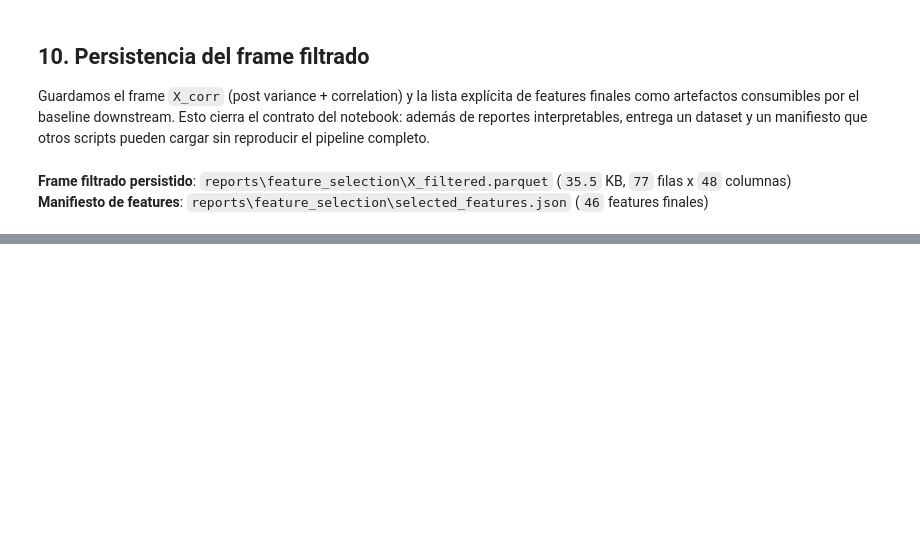
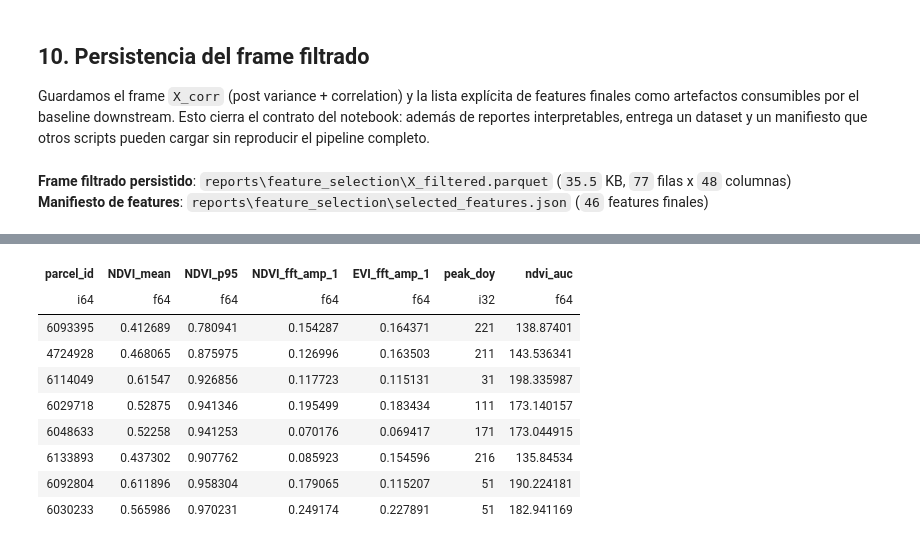
Before and after one commit to ArthurZizumbo/agrosat-copilot, a Jupyter notebook: notebooks/feature_engineering/03b_fe_spectral_temporal_pastis.ipynb, the cells around one changed output, grey strips where cells are left out. Cells and saved outputs as stored; diff of their text form; code cells hidden in the pictures; blank space fills up the shorter version.

Commit message:
feat: Adding breizhcrops

```diff
--- a/notebooks/feature_engineering/03b_fe_spectral_temporal_pastis.ipynb
+++ b/notebooks/feature_engineering/03b_fe_spectral_temporal_pastis.ipynb
@@ -1023,0 +1071,71 @@ display(Markdown(
+# %%
+def _bc_parcel_to_temporal_features(parcel_df: pl.DataFrame, pid: int, yr: int):
+    """Construye el DataArray (time, band) de indices y aplica el transformer.
+
+    Reutiliza compute_index (NDVI/NDWI/EVI) + extract_temporal_features, los
+    mismos usados en PASTIS-R, sin reimplementar logica de features.
+    """
+    import numpy as np
+    import xarray as xr
+
+    wide = (
+        parcel_df.sort('t')
+        .pivot(values='value', index=['t', 'doy'], on='band',
+                aggregate_function='first')
+        .drop_nulls()
+    )
+    if wide.height < 4:
+        return None
+
+    bands = ['B02', 'B03', 'B04', 'B05', 'B06', 'B07', 'B08', 'B8A', 'B11', 'B12']
+    if any(b not in wide.columns for b in bands):
+        return None
+
+    doy = wide['doy'].to_numpy()
+    times = (np.datetime64(f'{yr}-01-01')
+             + (doy - 1).astype('timedelta64[D]')).astype('datetime64[ns]')
+    mat = np.stack([wide[b].to_numpy().astype(np.float64) * 1e-4 for b in bands], axis=1)
+    da = xr.DataArray(
+        mat, dims=('time', 'band'),
+        coords={'time': times, 'band': bands},
+    )
+    idx_names = ['NDVI', 'NDWI', 'EVI']
+    idx_stack = np.stack(
+        [compute_index(da, name).values for name in idx_names], axis=1
+    )
+    idx_da = xr.DataArray(
+        idx_stack, dims=('time', 'band'),
+        coords={'time': times, 'band': idx_names},
+    )
+    idx_da.attrs['parcel_id'] = int(pid)
+    idx_da.attrs['year'] = int(yr)
+    return extract_temporal_features(
+        idx_da, indices=tuple(idx_names), fft_indices=tuple(idx_names)
+    )
+
+
+bc_feature_frames = []
+if not BC_DEGRADED:
+    for pid, sub in bc_series.group_by('parcel_id'):
+        pid_val = pid[0] if isinstance(pid, tuple) else pid
+        try:
+            feat = _bc_parcel_to_temporal_features(sub, int(pid_val), bc_year)
+        except Exception as exc:  # noqa: BLE001
+            log.warning('bc_temporal_skip', parcel=str(pid_val), error=str(exc))
+            feat = None
+        if feat is not None:
+            bc_feature_frames.append(feat)
+
+if bc_feature_frames:
+    bc_features = pl.concat(bc_feature_frames, how='vertical_relaxed')
+    display(Markdown(
+        f'**Features temporales BreizhCrops**: `{bc_features.height}` parcelas '
+        f'x `{bc_features.width}` columnas (mismo esquema que PASTIS-R).'
+    ))
+    display(bc_features.select(
+        ['parcel_id', 'NDVI_mean', 'NDVI_p95', 'NDVI_fft_amp_1',
+         'EVI_fft_amp_1', 'peak_doy', 'ndvi_auc']
+    ).head(8))
+else:
+    display(Markdown('_Sin features BreizhCrops (modo degradado o muestra vacía)._'))
+# %% [output]
@@ -1023,0 +1144,10 @@ display(Markdown(
+| parcel_id | NDVI_mean | NDVI_p95 | NDVI_fft_amp_1 | EVI_fft_amp_1 | peak_doy | ndvi_auc |
+| i64 | f64 | f64 | f64 | f64 | i32 | f64 |
+| 6093395 | 0.412689 | 0.780941 | 0.154287 | 0.164371 | 221 | 138.87401 |
+| 4724928 | 0.468065 | 0.875975 | 0.126996 | 0.163503 | 211 | 143.536341 |
+| 6114049 | 0.61547 | 0.926856 | 0.117723 | 0.115131 | 31 | 198.335987 |
+| 6029718 | 0.52875 | 0.941346 | 0.195499 | 0.183434 | 111 | 173.140157 |
+| 6048633 | 0.52258 | 0.941253 | 0.070176 | 0.069417 | 171 | 173.044915 |
+| 6133893 | 0.437302 | 0.907762 | 0.085923 | 0.154596 | 216 | 135.84534 |
+| 6092804 | 0.611896 | 0.958304 | 0.179065 | 0.115207 | 51 | 190.224181 |
+| 6030233 | 0.565986 | 0.970231 | 0.249174 | 0.227891 | 51 | 182.941169 |
```
Also changed, not shown: parts of 18 cells of this notebook, 23 other files.
